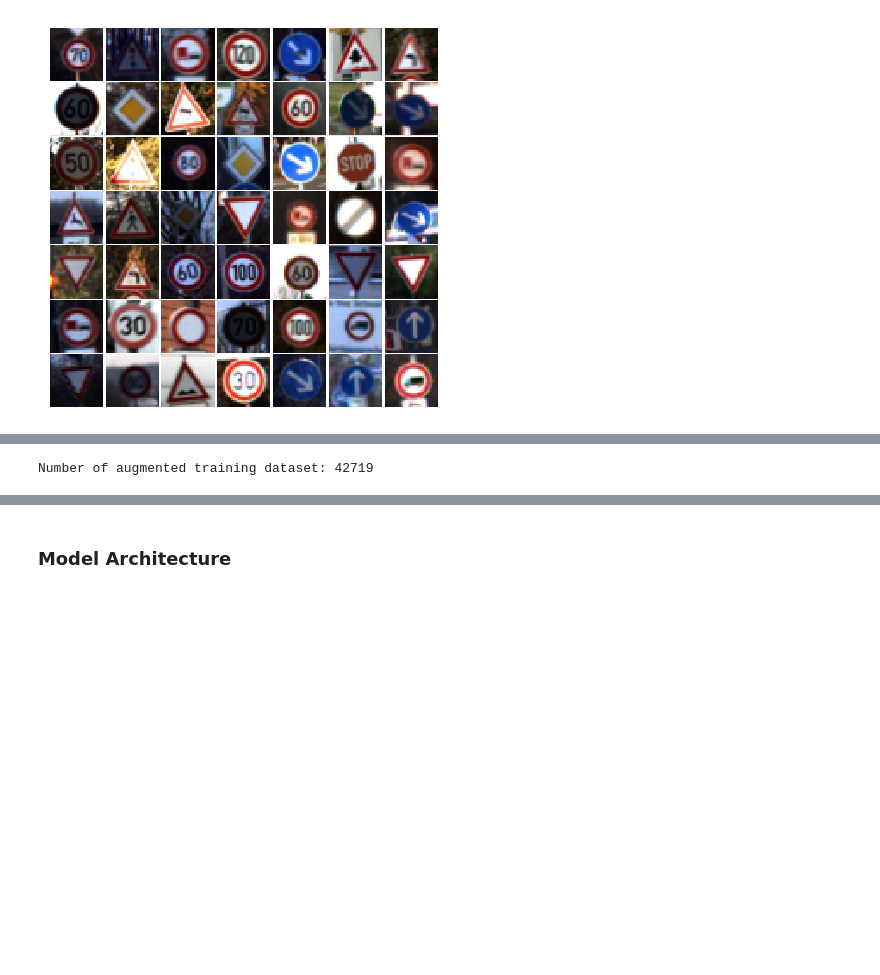
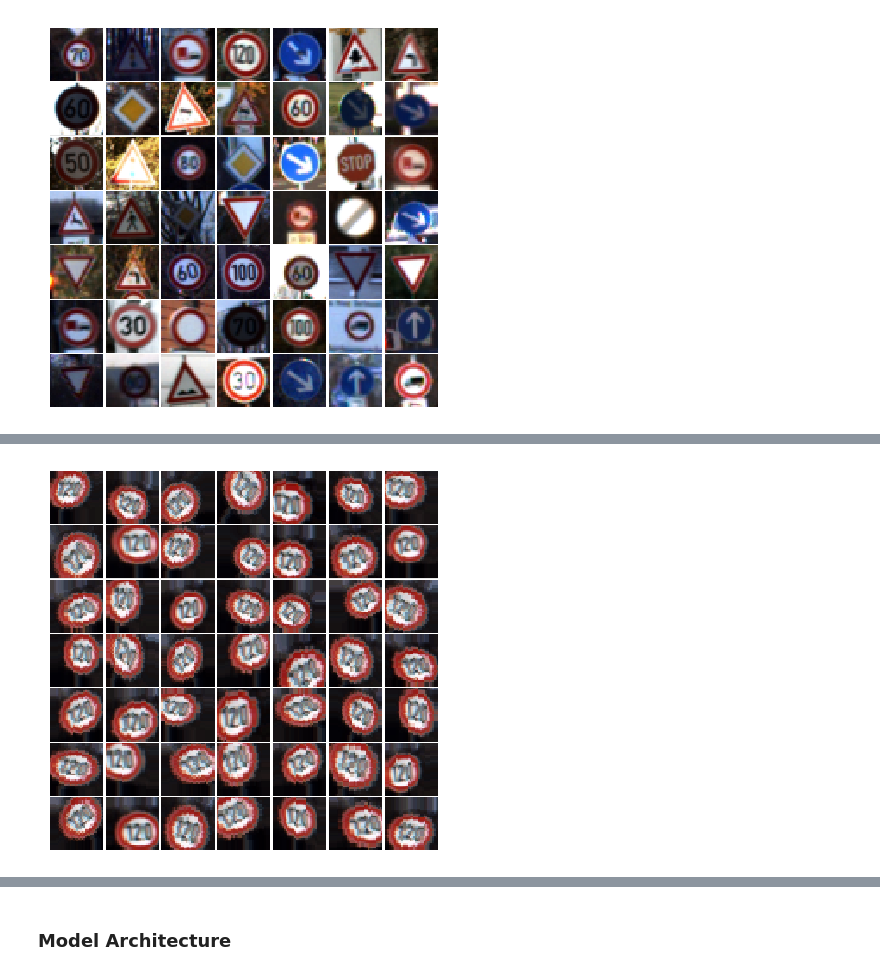
Before and after one commit to JennyLeeStat/TrafficSigns, a Jupyter notebook: traffic_signs.ipynb, the cells around one changed output, grey strips where cells are left out. Saved outputs shown, nothing was run; the diff lists cells and outputs as text; code cells hidden in the pictures; blank space fills up the shorter version.

```diff
--- a/traffic_signs.ipynb
+++ b/traffic_signs.ipynb
@@ -330,3 +330,22 @@ def random_transform(x, seed=42, rotation_range=40,
                        row_axis=row_axis, col_axis=col_axis, channel_axis=channel_axis)
 
     return x
+# %%
+random.seed(42)
+
+plt.figure(figsize=(7, 7))
+
+for i in range(49):
+    plt.subplot(7, 7, i + 1)
+    plt.xticks(())
+    plt.yticks(())
+    image = random_transform(X_train[5])
+    image = global_contrast_normalization(image)
+    image = minmax_normalization(image)
+    plt.imshow(image)
+
+
+plt.subplots_adjust(wspace=0, hspace=0)
+plt.show()
+# %% [output]
+[figure, added]
@@ -356,7 +395,2 @@ def augment_train(dist_table=dist_table, s=1):
 
     return X_augmented, y_augmented
-# %%
-X_train_augmented, y_train_augmented = augment_train()
-X_train_augmented, y_train_augmented = shuffle(X_train_augmented, y_train_augmented, random_state=0)
-# %% [output]
-Number of augmented training dataset: 42719
```
Also changed, not shown: parts of 35 cells of this notebook, 4 other files.
